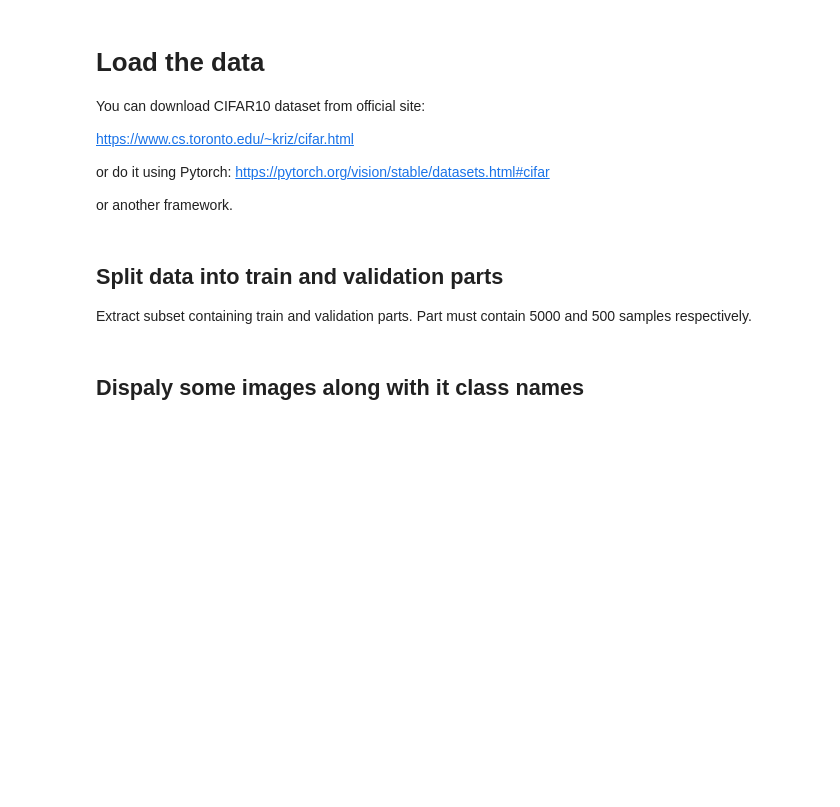
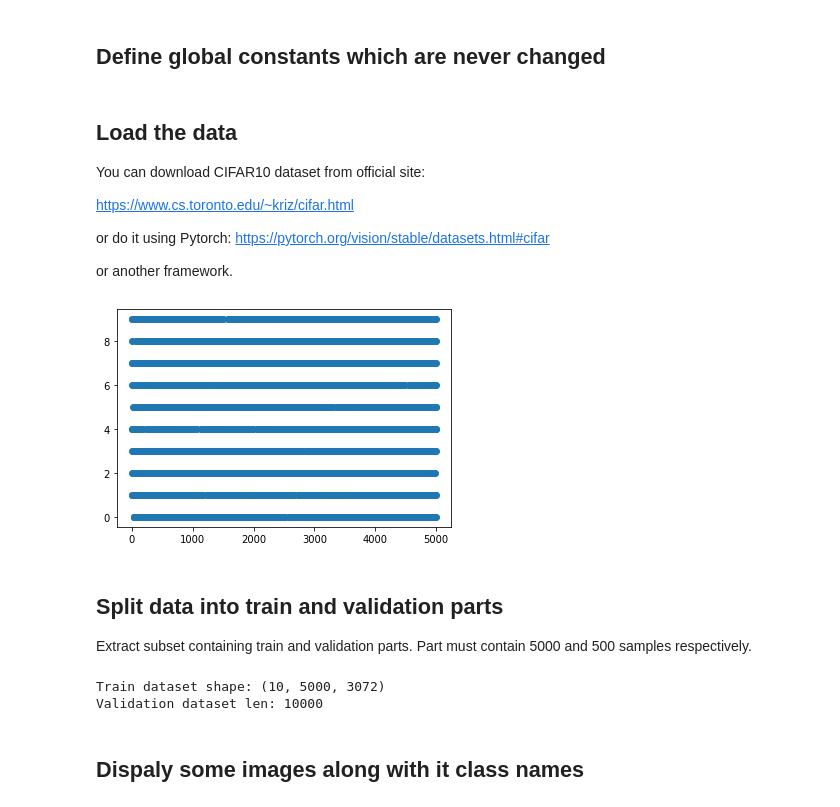
Before and after one commit to asminimulin/cv-course, a Jupyter notebook: 01-image-classification/main.ipynb, the cells around one changed output. Drawn from its saved outputs; the diff is of its cells as text; code cells hidden in the pictures; blank space fills up the shorter version.

```diff
--- a/01-image-classification/main.ipynb
+++ b/01-image-classification/main.ipynb
@@ -3,5 +14,19 @@
+# %% [markdown]
+## Define global constants which are never changed
+# %%
+class GlobalSettings:
+
+  @property
+  def PROJECT_DIR(self):
+    return '/content/drive/MyDrive/cv-course/01-image-classification'
+
+  @property
+  def CLASS_NAMES(self):
+    return ['Самолет', 'Автомобиль', 'Птица', 'Кошка', 'Олень', 'Собака', 'Лягушка', 'Лошадь', 'Корабль', 'Грузовик']
+
+Global = GlobalSettings()
 # %% [markdown]
-# Load the data
+## Load the data
 
 You can download CIFAR10 dataset from official site:
 
@@ -17,0 +39,20 @@ classes = ['Самолет', 'Автомобиль', 'Птица', 'Кошка',
+# %%
+import torch
+import torchvision
+train_ds = torchvision.datasets.CIFAR10(Global.PROJECT_DIR, train=True, download=False)
+test_ds = torchvision.datasets.CIFAR10(Global.PROJECT_DIR, train=False)
+# %%
+import matplotlib.pyplot as plt
+import numpy as np
+from operator import itemgetter
+
+x = np.arange(0, len(train_ds))
+y = np.array(list(map(itemgetter(1), train_ds)))
+
+fig, ax = plt.subplots()
+
+ax.scatter(x[:5000], y[:5000])
+
+plt.show()
+# %% [output]
+[figure, added]
@@ -34,2 +119,8 @@ y_val = # ...
+# %%
+print(f"Train dataset shape: {dataset.train.shape}")
+print(f"Validation dataset len: {len(dataset.validation[0])}")
+# %% [output]
+Train dataset shape: (10, 5000, 3072)
+Validation dataset len: 10000
 # %% [markdown]
 ## Dispaly some images  along with it class names
```
Also changed, not shown: parts of 17 cells of this notebook.
